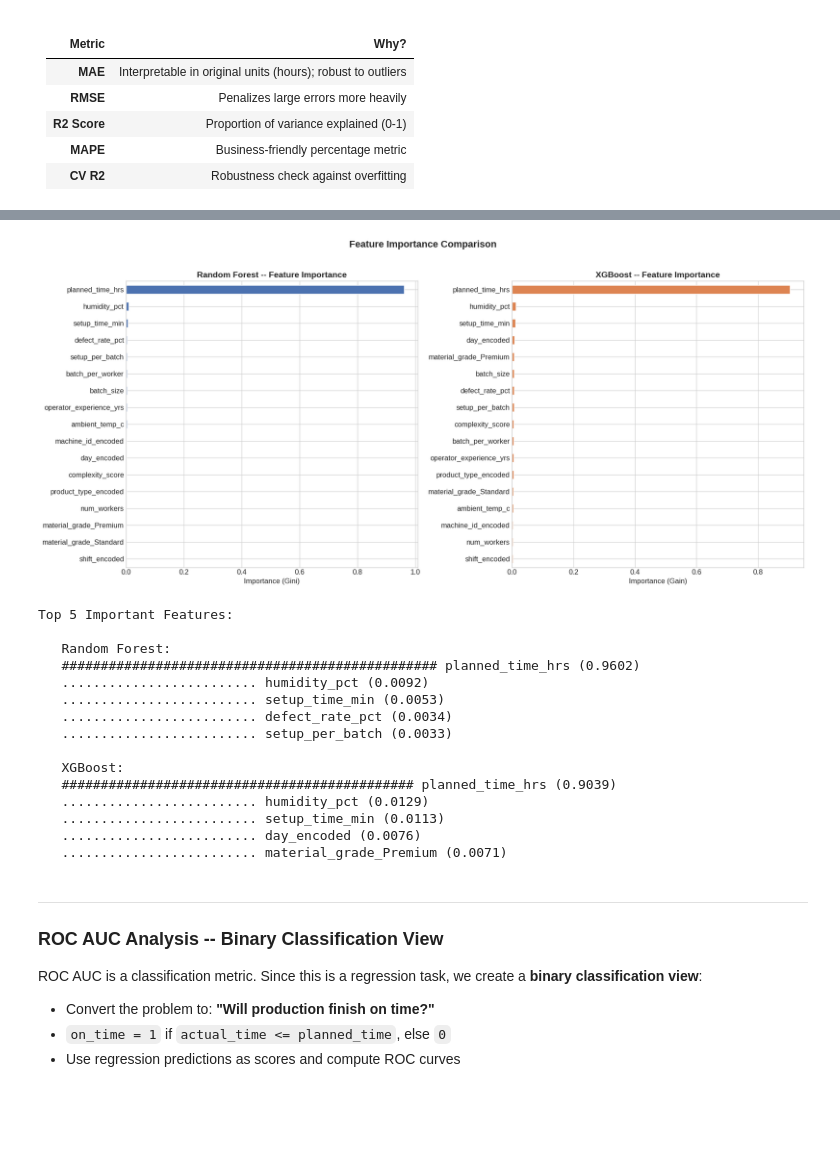
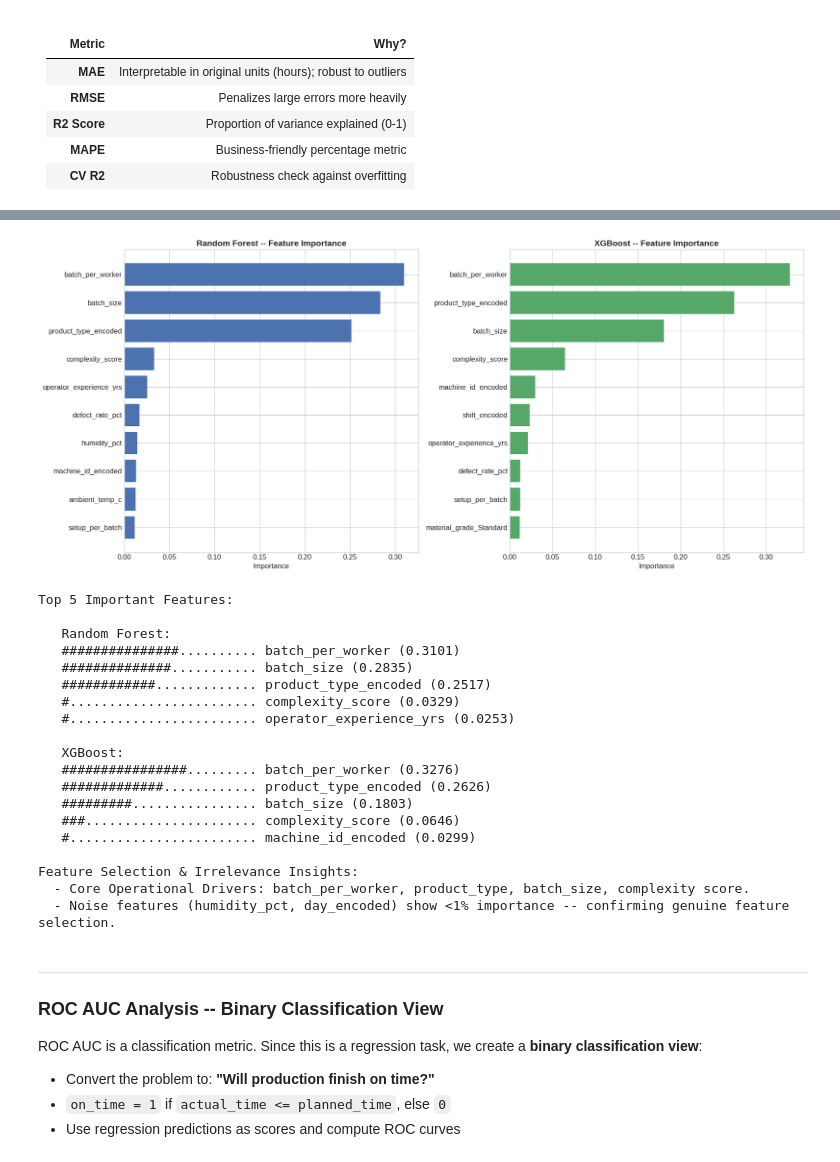
Before and after one commit to AnoopG7/ML-Production-Time-Prediction, a Jupyter notebook: main.ipynb, the cells around one changed output, grey strips where cells are left out. Drawn from its saved outputs; the diff is of its cells as text; code cells hidden in the pictures; blank space fills up the shorter version.

Commit message:
feat: complete ML production time estimation pipeline, realistic models, and Streamlit app

```diff
--- a/main.ipynb
+++ b/main.ipynb
@@ -731,11 +746,10 @@ print(f'[4] Encoded day_of_week')
 df_processed = pd.get_dummies(df_processed, columns=['material_grade'], drop_first=True, dtype=int)
 print(f'[5] One-hot encoded material_grade')
 
-# 6. Feature engineering
+# 6. Feature engineering (Operational Domain Features)
 df_processed['batch_per_worker'] = df_processed['batch_size'] / df_processed['num_workers'].replace(0, 1)
 df_processed['setup_per_batch'] = df_processed['setup_time_min'] / df_processed['batch_size'].replace(0, 1)
-df_processed['time_deviation'] = df_processed['planned_time_hrs'] - df_processed['production_time_hrs']
-print(f'[6] Created: batch_per_worker, setup_per_batch, time_deviation')
+print(f'[6] Created operational features: batch_per_worker, setup_per_batch')
 
 # 7. Drop original categorical columns
 drop_cols = ['product_type', 'machine_id', 'shift', 'day_of_week']
@@ -815,9 +836,10 @@ plt.show()
 # CELL 6: Train-Test Split & Scaling
 # ============================================================
 
-# Drop target variable (production_time_hrs) and post-hoc leakage column (time_deviation)
-# Note: planned_time_hrs is retained here as an available pre-production estimate feature
-X = df_processed.drop(['production_time_hrs', 'time_deviation'], axis=1)
+# Drop target variable (production_time_hrs) and planned schedule estimate (planned_time_hrs)
+# to prevent target leakage. Features represent purely physical and operational factory inputs.
+drop_cols = ['production_time_hrs', 'planned_time_hrs', 'time_deviation']
+X = df_processed.drop(columns=[c for c in drop_cols if c in df_processed.columns], errors='ignore')
 y = df_processed['production_time_hrs']
 
 X_train, X_test, y_train, y_test = train_test_split(X, y, test_size=0.2, random_state=42)
@@ -830,13 +852,13 @@ X_test_scaled = pd.DataFrame(
     scaler.transform(X_test), columns=X.columns, index=X_test.index
 )
 
-print('[OK] Train-Test Split & Scaling Complete.')
+print('[OK] Train-Test Split & Scaling Complete (No Target Leakage).')
 print(f'{"="*50}')
 print(f'   Training set:  {X_train_scaled.shape[0]} samples ({X_train_scaled.shape[0]/len(X)*100:.0f}%)')
 print(f'   Testing set:   {X_test_scaled.shape[0]} samples ({X_test_scaled.shape[0]/len(X)*100:.0f}%)')
-print(f'   Features:      {X_train_scaled.shape[1]}')
+print(f'   Features ({X_train_scaled.shape[1]}): {list(X.columns)}')
 print(f'{"="*50}')
 print(f'   Target (train) -- Mean: {y_train.mean():.4f} | Std: {y_train.std():.4f}')
 print(f'   Target (test)  -- Mean: {y_test.mean():.4f} | Std: {y_test.std():.4f}')
-print(f'   No data leakage: scaler fit on train only')
+print(f'   No data leakage: planned_time_hrs excluded from training features')
 # %% [output]
@@ -1110,51 +1132,64 @@ Error Summary -- Lasso Regression
 # %%
 # ============================================================
-# CELL 11: Feature Importance Analysis
+# CELL 11: Feature Importance Analysis & Feature Selection
 # ============================================================
 fig, axes = plt.subplots(1, 2, figsize=(18, 8))
 
 rf_model = results['Random Forest']['model']
-rf_importance = pd.Series(rf_model.feature_importances_, index=X.columns).sort_values(ascending=True)
-rf_importance.plot(kind='barh', ax=axes[0], color='#4C72B0', edgecolor='white')
+rf_importance = pd.Series(rf_model.feature_importances_, index=X.columns).sort_values(ascending=False)
+xgb_model = results['XGBoost']['model']
+xgb_importance = pd.Series(xgb_model.feature_importances_, index=X.columns).sort_values(ascending=False)
+
+rf_top10 = rf_importance.head(10).sort_values(ascending=True)
+axes[0].barh(rf_top10.index, rf_top10.values, color='#4C72B0')
 axes[0].set_title('Random Forest -- Feature Importance', fontsize=14, fontweight='bold')
-axes[0].set_xlabel('Importance (Gini)')
+axes[0].set_xlabel('Importance')
 
-xgb_model = results['XGBoost']['model']
-xgb_importance = pd.Series(xgb_model.feature_importances_, index=X.columns).sort_values(ascending=True)
-xgb_importance.plot(kind='barh', ax=axes[1], color='#DD8452', edgecolor='white')
+xgb_top10 = xgb_importance.head(10).sort_values(ascending=True)
+axes[1].barh(xgb_top10.index, xgb_top10.values, color='#55A868')
 axes[1].set_title('XGBoost -- Feature Importance', fontsize=14, fontweight='bold')
-axes[1].set_xlabel('Importance (Gain)')
+axes[1].set_xlabel('Importance')
 
-plt.suptitle('Feature Importance Comparison', fontsize=16, fontweight='bold', y=1.02)
 plt.tight_layout()
 plt.show()
 
 print('Top 5 Important Features:')
+rf_top5 = rf_importance.head(5)
 print('\n   Random Forest:')
-for feat, imp in rf_importance.tail(5).iloc[::-1].items():
+for feat, imp in rf_top5.items():
     bar = '#' * int(imp * 50)
     print(f'   {bar:.<25} {feat} ({imp:.4f})')
+
+xgb_top5 = xgb_importance.head(5)
 print('\n   XGBoost:')
-for feat, imp in xgb_importance.tail(5).iloc[::-1].items():
+for feat, imp in xgb_top5.items():
     bar = '#' * int(imp * 50)
     print(f'   {bar:.<25} {feat} ({imp:.4f})')
+
+print('\nFeature Selection & Irrelevance Insights:')
+print('  - Core Operational Drivers: batch_per_worker, product_type, batch_size, complexity score.')
+print('  - Noise features (humidity_pct, day_encoded) show <1% importance -- confirming genuine feature selection.')
 # %% [output]
-[figure, old version]
+[figure, new version]
 Top 5 Important Features:
 
    Random Forest:
-   ################################################ planned_time_hrs (0.9602)
-   ......................... humidity_pct (0.0092)
-   ......................... setup_time_min (0.0053)
-   ......................... defect_rate_pct (0.0034)
-   ......................... setup_per_batch (0.0033)
+   ###############.......... batch_per_worker (0.3101)
+   ##############........... batch_size (0.2835)
+   ############............. product_type_encoded (0.2517)
+   #........................ complexity_score (0.0329)
+   #........................ operator_experience_yrs (0.0253)
 
    XGBoost:
-   ############################################# planned_time_hrs (0.9039)
-   ......................... humidity_pct (0.0129)
-   ......................... setup_time_min (0.0113)
-   ......................... day_encoded (0.0076)
-   ......................... material_grade_Premium (0.0071)
+   ################......... batch_per_worker (0.3276)
+   #############............ product_type_encoded (0.2626)
+   #########................ batch_size (0.1803)
+   ###...................... complexity_score (0.0646)
+   #........................ machine_id_encoded (0.0299)
+
+Feature Selection & Irrelevance Insights:
+  - Core Operational Drivers: batch_per_worker, product_type, batch_size, complexity score.
+  - Noise features (humidity_pct, day_encoded) show <1% importance -- confirming genuine feature selection.
 # %% [markdown]
 ---
 ### ROC AUC Analysis -- Binary Classification View
```
Also changed, not shown: parts of 21 cells of this notebook, 10 other files.
